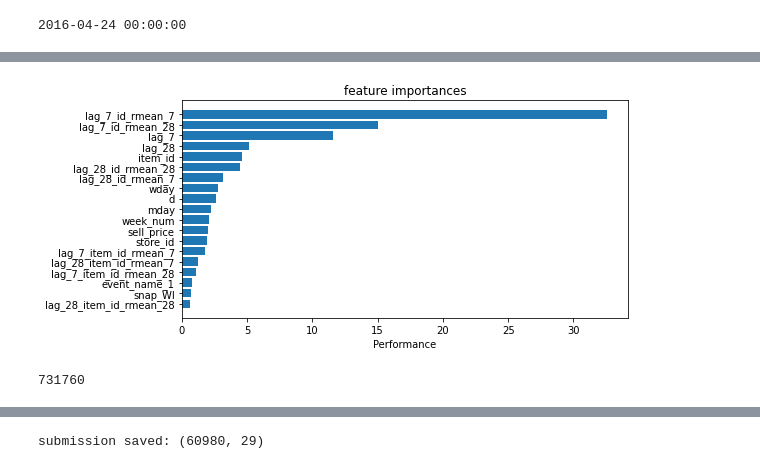
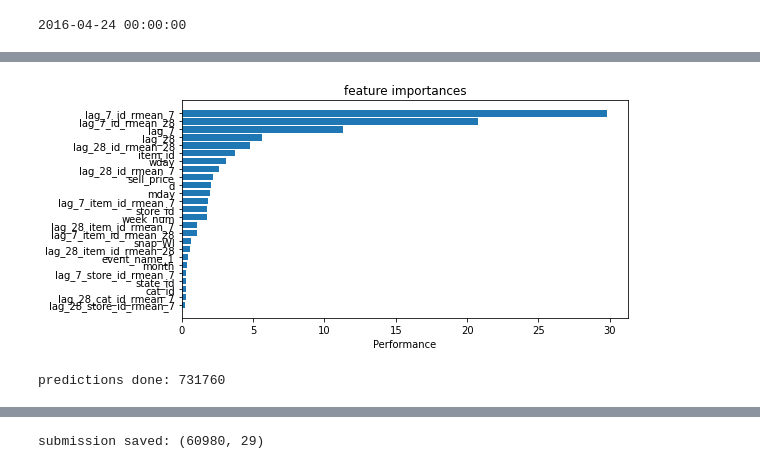
Before and after one commit to vgarshin/kaggle_m5, a Jupyter notebook: m5_model_cbst_20200407.ipynb, the cells around one changed output, grey strips where cells are left out. Drawn from its saved outputs; the diff is of its cells as text; code cells hidden in the pictures.

Commit message:
updated catboost model

```diff
--- a/m5_model_cbst_20200407.ipynb
+++ b/m5_model_cbst_20200407.ipynb
@@ -22,7 +20,7 @@ DATA_DIR = './data'
 MODELS_DIR = './models'
 MODEL_VER = 'v0'
 BACKWARD_LAGS = 60
-CUT_DATE = '2012-01-01'
+CUT_DATE = '2014-01-01'
 VAL_DATE = '2016-04-01'
 END_DATE = '2016-04-24'
 print(datetime.strptime(END_DATE, '%Y-%m-%d'))
@@ -61,7 +59,7 @@ def get_df(is_train=True, backward_lags=None):
     last_day = int(strain.columns[-1].replace('d_', ''))
     print('last day is:', last_day)
     if not is_train:
-        for day in range(last_day + 1, last_day + 29):
+        for day in range(last_day + 1, last_day + 28 + 28 + 1):
             strain['d_{}'.format(day)] = np.nan
     strain = pd.melt(
         strain,
@@ -104,8 +102,8 @@ def make_features(strain):
         'id',
         'item_id',
         #'dept_id',
-        #'store_id',
-        #'cat_id',
+        'store_id',
+        'cat_id',
         #'state_id'
     ]
     lag_cols = ['lag_{}'.format(lag) for lag in lags ]
@@ -252,18 +257,27 @@ feat_importances = sorted(
 # %%
+feat_importances = sorted(
+    [(f, v) for f, v in zip(train_cols, model.get_feature_importance())],
+    key=lambda x: x[1],
+    reverse=True
+)
+threshold = .25
+labels = [x[0] for x in feat_importances if x[1] > threshold]
+values = [x[1] for x in feat_importances if x[1] > threshold]
 fig, ax = plt.subplots(figsize=(8, 4))
-labels, values = [x[0] for x in feat_importances if x[1] > .5], [x[1] for x in feat_importances if x[1] > .5]
 y_pos = np.arange(len(labels))
 ax.barh(y_pos, values)
 ax.set_yticks(y_pos)
 ax.set_yticklabels(labels)
 ax.invert_yaxis()
 ax.set_xlabel('Performance')
 ax.set_title('feature importances')
 plt.show()
 # %% [output]
-[figure, old version]
+[figure, new version]
 # %%
-preds = model.predict(strain[strain['date'] >= VAL_DATE][train_cols])
-print(len(preds))
+spred = strain[strain['date'] >= VAL_DATE].copy()
+preds = model.predict(spred[train_cols])
+print('predictions done:', len(preds))
+spred.loc[:, 'sales'] = preds
 # %% [output]
-731760
+predictions done: 731760
```
Also changed, not shown: parts of 16 cells of this notebook.
